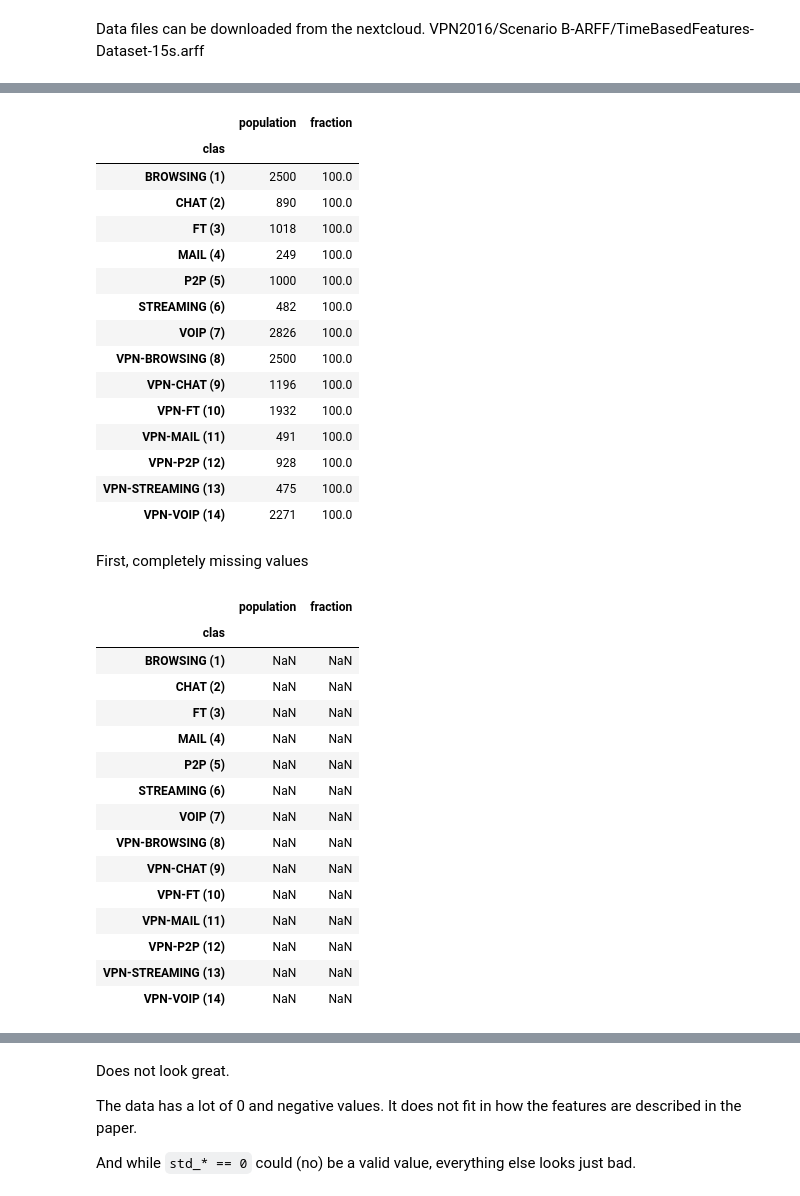
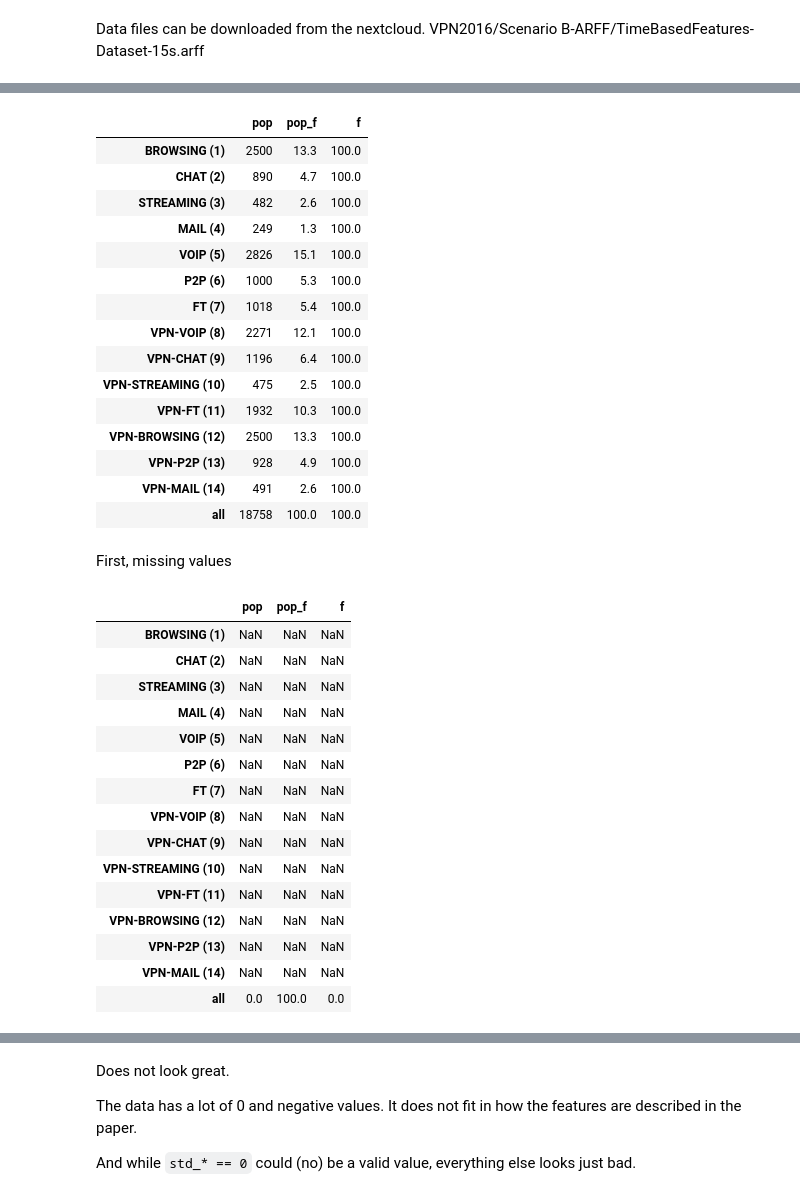
Before and after one commit to shafwanur/thd-ss25-ml-project, a Jupyter notebook: notebooks/05jun-explore.ipynb, the cells around one changed output, grey strips where cells are left out. Drawn from its saved outputs; the diff is of its cells as text; code cells hidden in the pictures.

```diff
--- a/notebooks/05jun-explore.ipynb
+++ b/notebooks/05jun-explore.ipynb
@@ -1,4 +1,5 @@
 # %%
+from pathlib import Path
 from typing import cast
 
 import numpy as np
@@ -7,10 +8,10 @@ from scipy.io.arff import loadarff
 
 %load_ext autoreload
 %autoreload 2
+import ml_project.data as d
 import ml_project.helpers as h
-
-pd.set_option("future.no_silent_downcasting", True)
 # %% [markdown]
 Data files can be downloaded from the nextcloud. VPN2016/Scenario B-ARFF/TimeBasedFeatures-Dataset-15s.arff
 # %%
-raw_data = loadarff("../data/15s.arff")
+ds = d.Dataset(Path("../data/15s.arff"))
+ds.cls_id_repr_map
@@ -75,42 +49,42 @@ def class_fraction(df_num: pd.DataFrame, df_den: pd.DataFrame) -> pd.DataFrame:
 # %%
-class_fraction(orig, orig)
+ds.class_fraction(ds.orig)
 # %% [output]
-|  | population | fraction |
-| clas |  |  |
-| BROWSING (1) | 2500 | 100.0 |
-| CHAT (2) | 890 | 100.0 |
-| FT (3) | 1018 | 100.0 |
-| MAIL (4) | 249 | 100.0 |
-| P2P (5) | 1000 | 100.0 |
-| STREAMING (6) | 482 | 100.0 |
-| VOIP (7) | 2826 | 100.0 |
-| VPN-BROWSING (8) | 2500 | 100.0 |
-| VPN-CHAT (9) | 1196 | 100.0 |
-| VPN-FT (10) | 1932 | 100.0 |
-| VPN-MAIL (11) | 491 | 100.0 |
-| VPN-P2P (12) | 928 | 100.0 |
-| VPN-STREAMING (13) | 475 | 100.0 |
-| VPN-VOIP (14) | 2271 | 100.0 |
+|  | pop | pop_f | f |
+| BROWSING (1) | 2500 | 13.3 | 100.0 |
+| CHAT (2) | 890 | 4.7 | 100.0 |
+| STREAMING (3) | 482 | 2.6 | 100.0 |
+| MAIL (4) | 249 | 1.3 | 100.0 |
+| VOIP (5) | 2826 | 15.1 | 100.0 |
+| P2P (6) | 1000 | 5.3 | 100.0 |
+| FT (7) | 1018 | 5.4 | 100.0 |
+| VPN-VOIP (8) | 2271 | 12.1 | 100.0 |
+| VPN-CHAT (9) | 1196 | 6.4 | 100.0 |
+| VPN-STREAMING (10) | 475 | 2.5 | 100.0 |
+| VPN-FT (11) | 1932 | 10.3 | 100.0 |
+| VPN-BROWSING (12) | 2500 | 13.3 | 100.0 |
+| VPN-P2P (13) | 928 | 4.9 | 100.0 |
+| VPN-MAIL (14) | 491 | 2.6 | 100.0 |
+| all | 18758 | 100.0 | 100.0 |
 # %% [markdown]
-First, completely missing values
+First, missing values
 # %%
-with_na = orig.loc[orig.apply(lambda x: x.isna().any(), axis=1)]
-class_fraction(with_na, orig)
+with_na = ds.orig.loc[ds.orig.apply(lambda x: x.isna().any(), axis=1)]
+ds.class_fraction(with_na)
 # %% [output]
-|  | population | fraction |
-| clas |  |  |
-| BROWSING (1) | NaN | NaN |
-| CHAT (2) | NaN | NaN |
-| FT (3) | NaN | NaN |
-| MAIL (4) | NaN | NaN |
-| P2P (5) | NaN | NaN |
-| STREAMING (6) | NaN | NaN |
-| VOIP (7) | NaN | NaN |
-| VPN-BROWSING (8) | NaN | NaN |
-| VPN-CHAT (9) | NaN | NaN |
-| VPN-FT (10) | NaN | NaN |
-| VPN-MAIL (11) | NaN | NaN |
-| VPN-P2P (12) | NaN | NaN |
-| VPN-STREAMING (13) | NaN | NaN |
-| VPN-VOIP (14) | NaN | NaN |
+|  | pop | pop_f | f |
+| BROWSING (1) | NaN | NaN | NaN |
+| CHAT (2) | NaN | NaN | NaN |
+| STREAMING (3) | NaN | NaN | NaN |
+| MAIL (4) | NaN | NaN | NaN |
+| VOIP (5) | NaN | NaN | NaN |
+| P2P (6) | NaN | NaN | NaN |
+| FT (7) | NaN | NaN | NaN |
+| VPN-VOIP (8) | NaN | NaN | NaN |
+| VPN-CHAT (9) | NaN | NaN | NaN |
+| VPN-STREAMING (10) | NaN | NaN | NaN |
+| VPN-FT (11) | NaN | NaN | NaN |
+| VPN-BROWSING (12) | NaN | NaN | NaN |
+| VPN-P2P (13) | NaN | NaN | NaN |
+| VPN-MAIL (14) | NaN | NaN | NaN |
+| all | 0.0 | 100.0 | 0.0 |
 # %%
```
Also changed, not shown: parts of 27 cells of this notebook, 3 other files.
